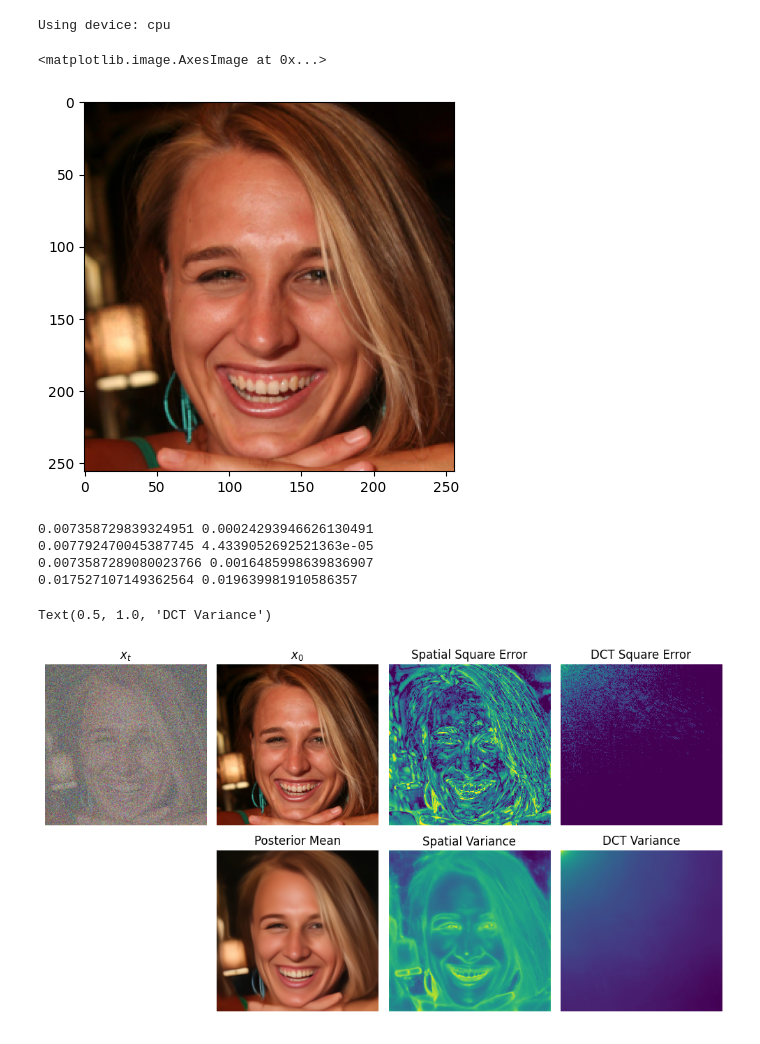
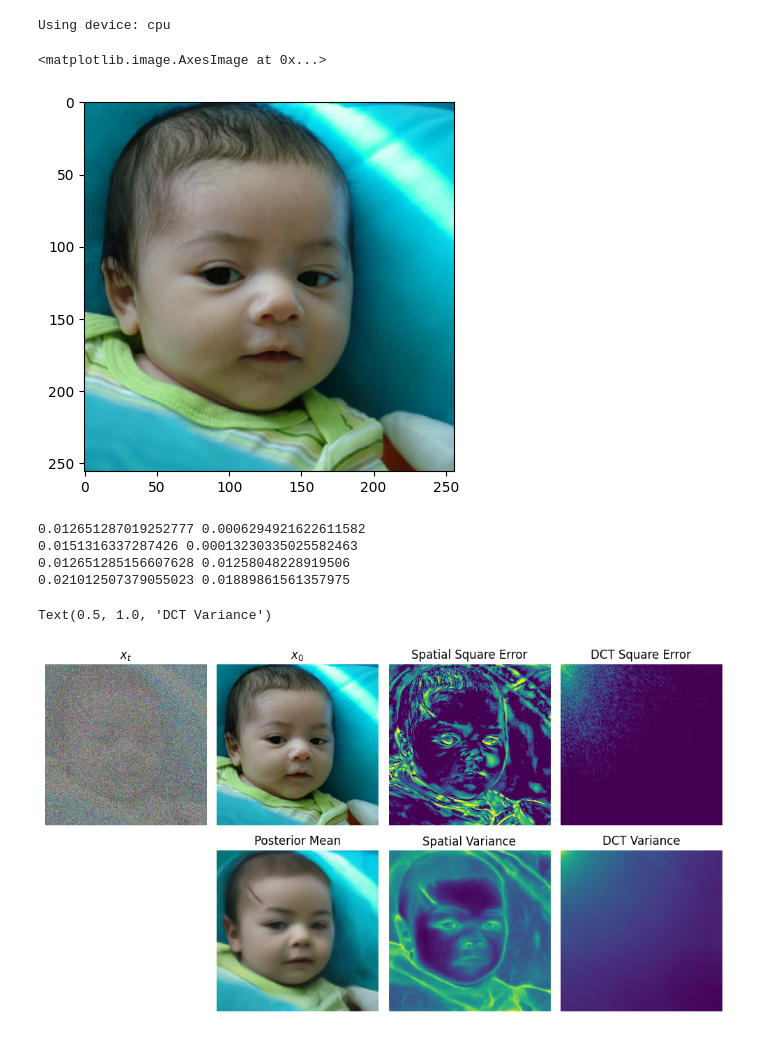
Before and after one commit to xypeng9903/k-diffusion-inverse-problems, a Jupyter notebook: viz.ipynb, the cells around one changed output. Drawn from its saved outputs; the diff is of its cells as text; code cells hidden in the pictures.

```diff
--- a/viz.ipynb
+++ b/viz.ipynb
@@ -82,7 +82,7 @@ class Args:
     def __init__(self) -> None:
         self.batch_size = 1
         self.config = "configs/train_ffhq_dct.json"
-        self.checkpoint = "ffhq_dct_03700000.pth"
+        self.checkpoint = "ffhq_dct_04380000.pth"
 
 
 args = Args()
@@ -128,7 +128,7 @@ x0, = next(test_dl)
 plt.imshow(to_show(x0))
 # %% [output]
 <matplotlib.image.AxesImage at 0x...>
-[figure, old version]
+[figure, new version]
 # %%
 from torch.autograd import grad
 
@@ -137,7 +137,7 @@ sigma_max = model_config['sigma_max']
 sigmas = K.sampling.get_sigmas_karras(50, sigma_min, sigma_max, rho=7., device=device)
 x0 = x0.to(device)
 
-sigma = torch.Tensor([1]).to(device)
+sigma = torch.Tensor([2]).to(device)
 x = x0 + torch.randn_like(x0) * sigma
 x = x.requires_grad_()
 
@@ -160,35 +160,35 @@ print(error_ot.mean().item(), error_ot.var().item())
 print(error_ot_pred.mean().item(), error_ot_pred.var().item())
 
 
 fig, axes = plt.subplots(2, 4, figsize=(10, 5.5))
 for ax in axes.flatten():
     ax.axis('off')
 plt.tight_layout()
 
 axes[0, 0].imshow(to_show(x), vmin=0, vmax=1)
 axes[0, 0].set_title(rf"$x_t$")
 
 axes[0, 1].imshow(to_show(x0))
 axes[0, 1].set_title(rf"$x_0$")
 
 axes[1, 1].imshow(to_show(x0_mean))
 axes[1, 1].set_title(rf"Posterior Mean")
 
 axes[0, 2].imshow(to_show(error.log(), ref=error_pred.log()), vmin=0, vmax=1)
 axes[0, 2].set_title(rf"Spatial Square Error")
 
 axes[1, 2].imshow(to_show(error_pred.log()), vmin=0, vmax=1)
 axes[1, 2].set_title(rf"Spatial Variance")
 
 axes[0, 3].imshow(to_show(error_ot.log(), ref=error_ot_pred.log()), vmin=0, vmax=1)
 axes[0, 3].set_title(rf"DCT Square Error")
 
 axes[1, 3].imshow(to_show(error_ot_pred.log()), vmin=0, vmax=1)
 axes[1, 3].set_title(rf"DCT Variance")
 # %% [output]
-0.007358729839324951 0.00024293946626130491
-0.007792470045387745 4.4339052692521363e-05
-0.0073587289080023766 0.0016485998639836907
-0.017527107149362564 0.019639981910586357
+0.012651287019252777 0.0006294921622611582
+0.0151316337287426 0.00013230335025582463
+0.012651285156607628 0.01258048228919506
+0.021012507379055023 0.01889861561357975
 Text(0.5, 1.0, 'DCT Variance')
-[figure, old version]
+[figure, new version]
```
Also changed, not shown: 2 other files.
